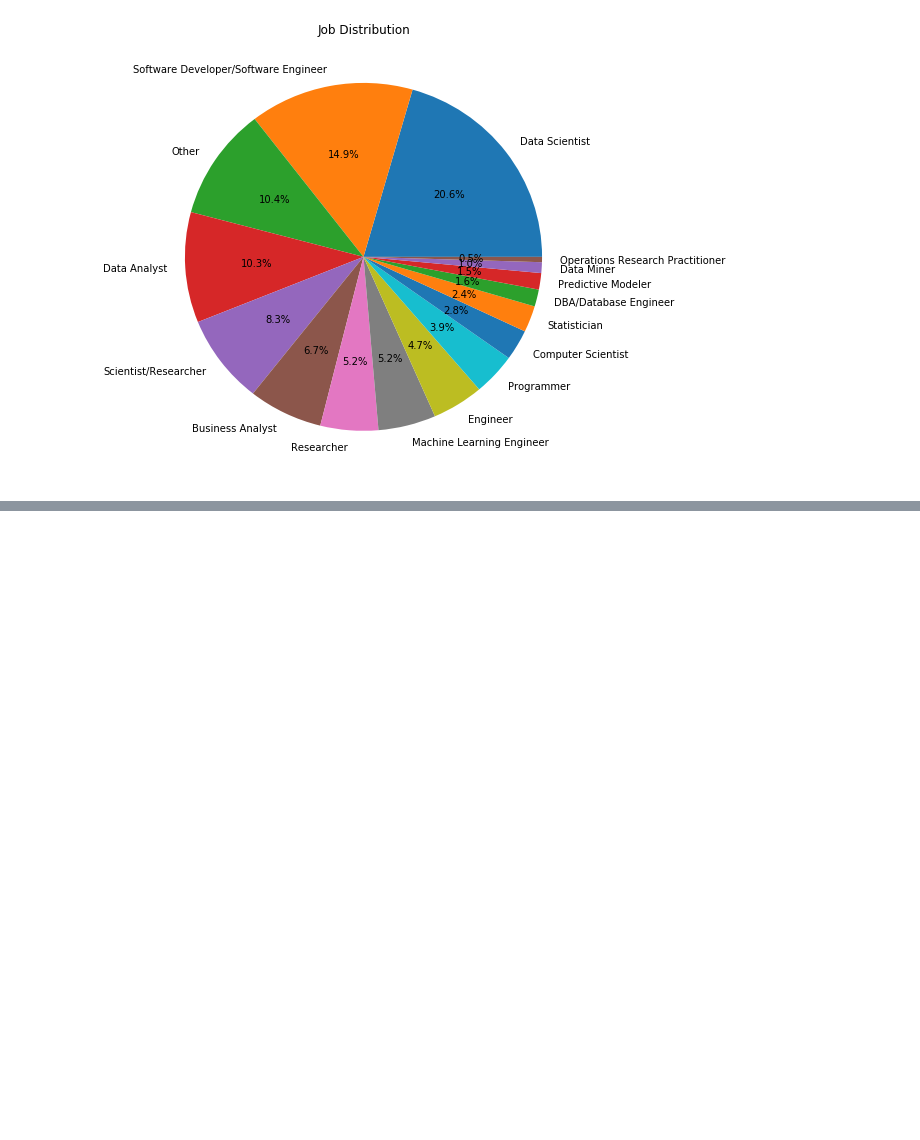
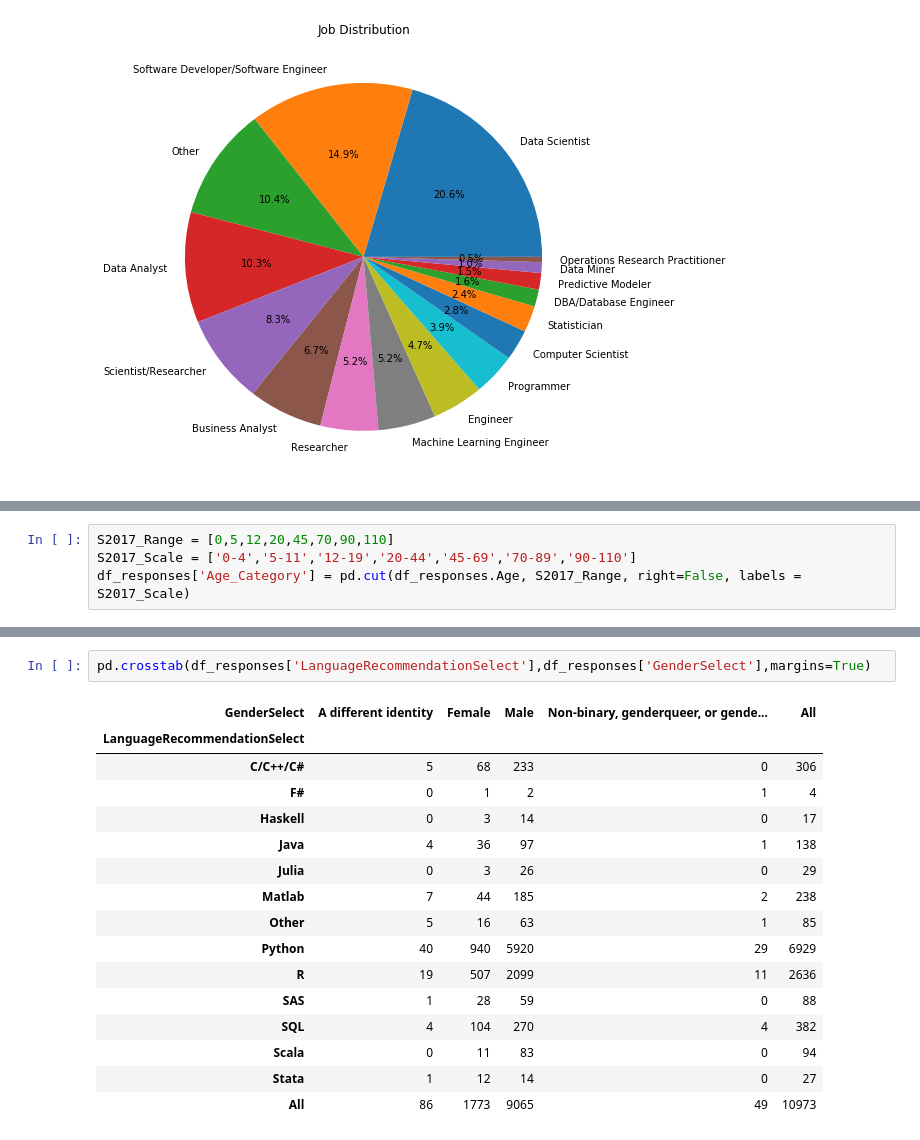
Before and after one commit to albertsaave/3250-term-project, a Jupyter notebook: TeamProjectOsmedo.ipynb, the cells around one changed output, grey strips where cells are left out. Cells and saved outputs as stored; diff of their text form; blank space fills up the shorter version.

```diff
--- a/TeamProjectOsmedo.ipynb
+++ b/TeamProjectOsmedo.ipynb
@@ -359,0 +380,4 @@ Text(0.5,1,'Job Distribution')
+# %%
+S2017_Range = [0,5,12,20,45,70,90,110]
+S2017_Scale = ['0-4','5-11','12-19','20-44','45-69','70-89','90-110']
+df_responses['Age_Category'] = pd.cut(df_responses.Age, S2017_Range, right=False, labels = S2017_Scale)
@@ -359,0 +405,19 @@ Text(0.5,1,'Job Distribution')
+# %%
+pd.crosstab(df_responses['LanguageRecommendationSelect'],df_responses['GenderSelect'],margins=True)
+# %% [output]
+| GenderSelect | A different identity | Female | Male | Non-binary, genderqueer, or gende... | All |
+| LanguageRecommendationSelect |  |  |  |  |  |
+| C/C++/C# | 5 | 68 | 233 | 0 | 306 |
+| F# | 0 | 1 | 2 | 1 | 4 |
+| Haskell | 0 | 3 | 14 | 0 | 17 |
+| Java | 4 | 36 | 97 | 1 | 138 |
+| Julia | 0 | 3 | 26 | 0 | 29 |
+| Matlab | 7 | 44 | 185 | 2 | 238 |
+| Other | 5 | 16 | 63 | 1 | 85 |
+| Python | 40 | 940 | 5920 | 29 | 6929 |
+| R | 19 | 507 | 2099 | 11 | 2636 |
+| SAS | 1 | 28 | 59 | 0 | 88 |
+| SQL | 4 | 104 | 270 | 4 | 382 |
+| Scala | 0 | 11 | 83 | 0 | 94 |
+| Stata | 1 | 12 | 14 | 0 | 27 |
+| All | 86 | 1773 | 9065 | 49 | 10973 |
```
Also changed, not shown: parts of 6 cells of this notebook.
